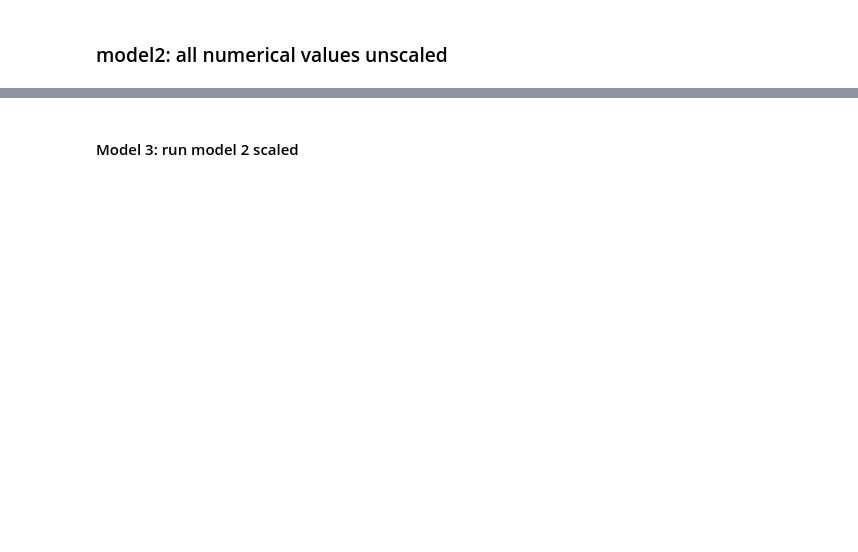
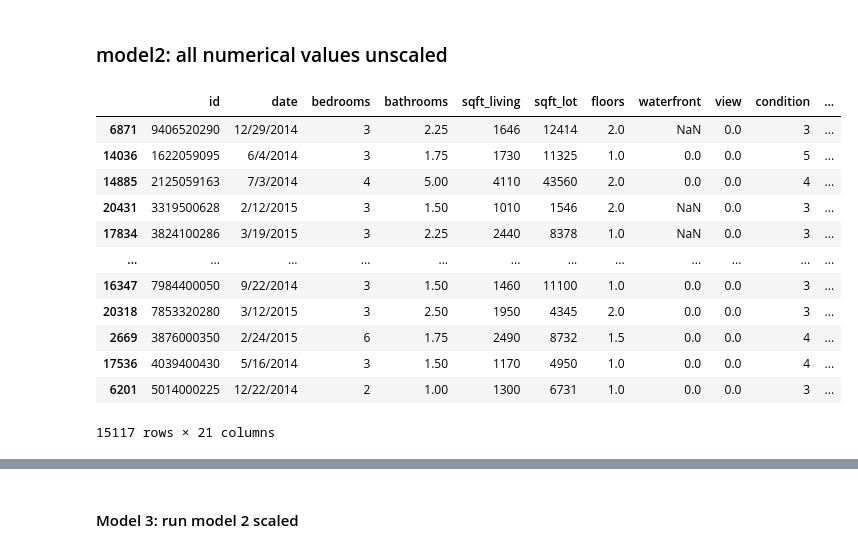
Before and after one commit to asval211/king_county_housing_data, a Jupyter notebook: notebooks/exploratory/pete/Pete_whole_model.ipynb, the cells around one changed output, grey strips where cells are left out. Saved outputs shown, nothing was run; the diff lists cells and outputs as text; code cells hidden in the pictures; blank space fills up the shorter version.

```diff
--- a/notebooks/exploratory/pete/Pete_whole_model.ipynb
+++ b/notebooks/exploratory/pete/Pete_whole_model.ipynb
@@ -154,2 +210,18 @@ y_test is this big: (6480,)
 # %% [markdown]
 ### model2: all numerical values unscaled
+# %%
+X_train
+# %% [output]
+|  | id | date | bedrooms | bathrooms | sqft_living | sqft_lot | floors | waterfront | view | condition | ... |
+| 6871 | 9406520290 | 12/29/2014 | 3 | 2.25 | 1646 | 12414 | 2.0 | NaN | 0.0 | 3 | ... |
+| 14036 | 1622059095 | 6/4/2014 | 3 | 1.75 | 1730 | 11325 | 1.0 | 0.0 | 0.0 | 5 | ... |
+| 14885 | 2125059163 | 7/3/2014 | 4 | 5.00 | 4110 | 43560 | 2.0 | 0.0 | 0.0 | 4 | ... |
+| 20431 | 3319500628 | 2/12/2015 | 3 | 1.50 | 1010 | 1546 | 2.0 | NaN | 0.0 | 3 | ... |
+| 17834 | 3824100286 | 3/19/2015 | 3 | 2.25 | 2440 | 8378 | 1.0 | NaN | 0.0 | 3 | ... |
+| ... | ... | ... | ... | ... | ... | ... | ... | ... | ... | ... | ... |
+| 16347 | 7984400050 | 9/22/2014 | 3 | 1.50 | 1460 | 11100 | 1.0 | 0.0 | 0.0 | 3 | ... |
+| 20318 | 7853320280 | 3/12/2015 | 3 | 2.50 | 1950 | 4345 | 2.0 | 0.0 | 0.0 | 3 | ... |
+| 2669 | 3876000350 | 2/24/2015 | 6 | 1.75 | 2490 | 8732 | 1.5 | 0.0 | 0.0 | 4 | ... |
+| 17536 | 4039400430 | 5/16/2014 | 3 | 1.50 | 1170 | 4950 | 1.0 | 0.0 | 0.0 | 4 | ... |
+| 6201 | 5014000225 | 12/22/2014 | 2 | 1.00 | 1300 | 6731 | 1.0 | 0.0 | 0.0 | 3 | ... |
+15117 rows × 21 columns
```
Also changed, not shown: parts of 27 cells of this notebook.
